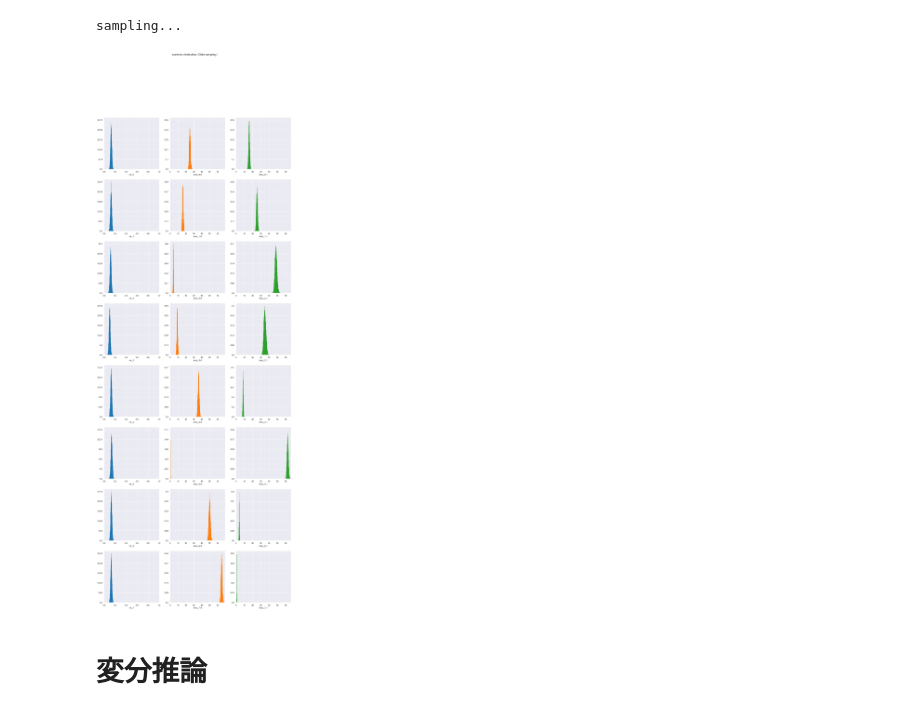
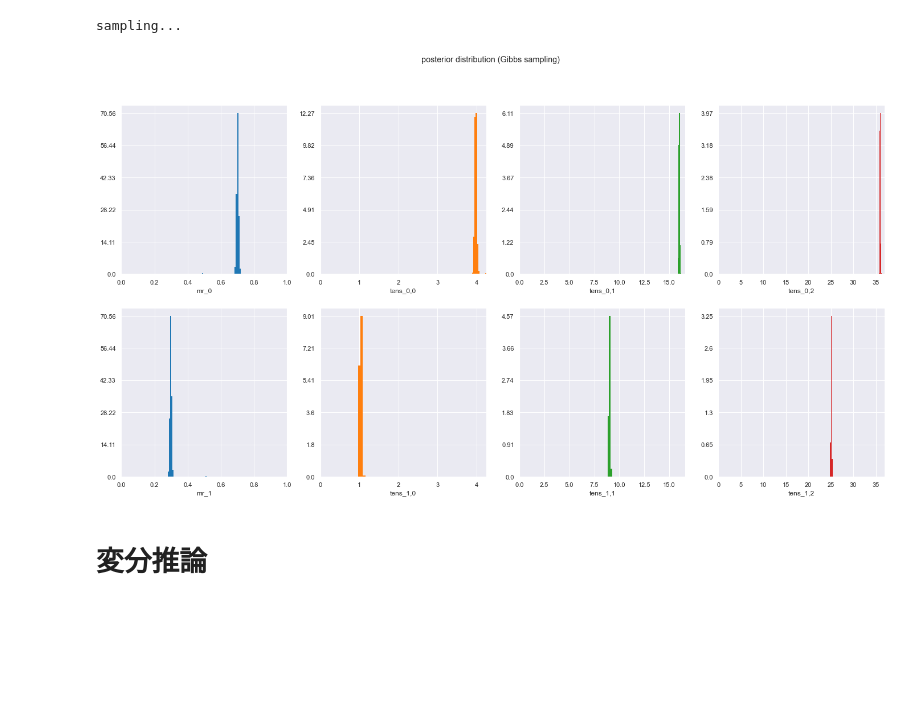
Before and after one commit to joeyoji/BayesModel, a Jupyter notebook: tutorial_notebook.ipynb, the cells around one changed output. Cells and saved outputs as stored; diff of their text form; code cells hidden in the pictures; blank space fills up the shorter version.

```diff
--- a/tutorial_notebook.ipynb
+++ b/tutorial_notebook.ipynb
@@ -22,3 +52,7 @@ poimix = Poisson_Mixture(mr_t,tens_t,N,seed) #初期化
+# %%
+pm1 = make_data1()
+pm2 = make_data2()
+pm3 = make_data3()
 # %% [markdown]
 Poisson_Mixtureクラスの初期化の方法は3つある.
 
@@ -40,8 +73,11 @@ view_data()メソッドでクラスが保持しているデータを見ること
 
 save=Trueを指定してpdf形式で図を保存することもできる.
 # %%
-C = 8 #モデルのコンポーネント数
-poimix.set_model(C,seed=seed) #モデルを準備する
+seed = 42
+#モデルを準備する
+pm1.set_model(C=2,seed=seed)
+pm2.set_model(C=8,seed=seed)
+pm3.set_model(C=3,seed=seed)
 # %% [markdown]
 set_model(C,cent,shape,scale,seed)メソッドでポアソン混合モデルの準備を行う.
 
@@ -67,9 +104,9 @@ poimix.GibbsSampling(ITER,seed=seed)
 burn-in...
 sampling...
 # %%
-poimix.view_Gibbs_sample()
+pm1.view_Gibbs_sample()
 # %% [output]
-[figure, old version]
+[figure, new version]
 # %% [markdown]
 # 変分推論
 # %%
```
Also changed, not shown: parts of 9 cells of this notebook.
